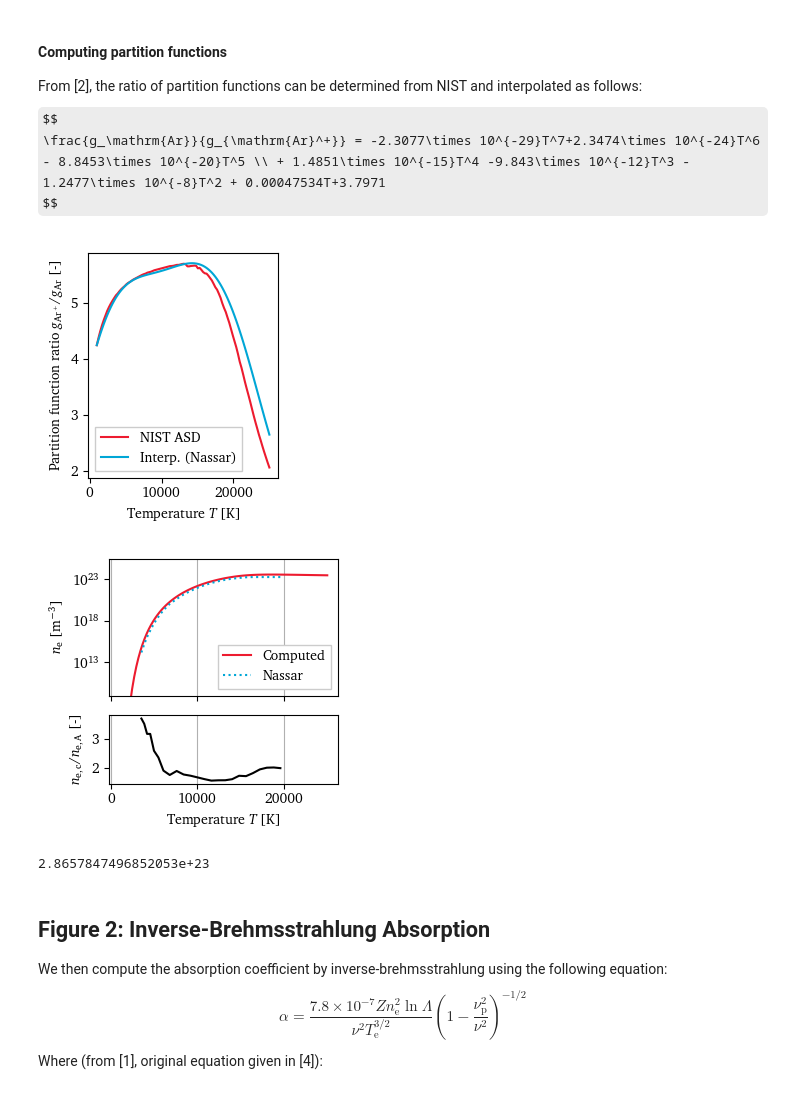
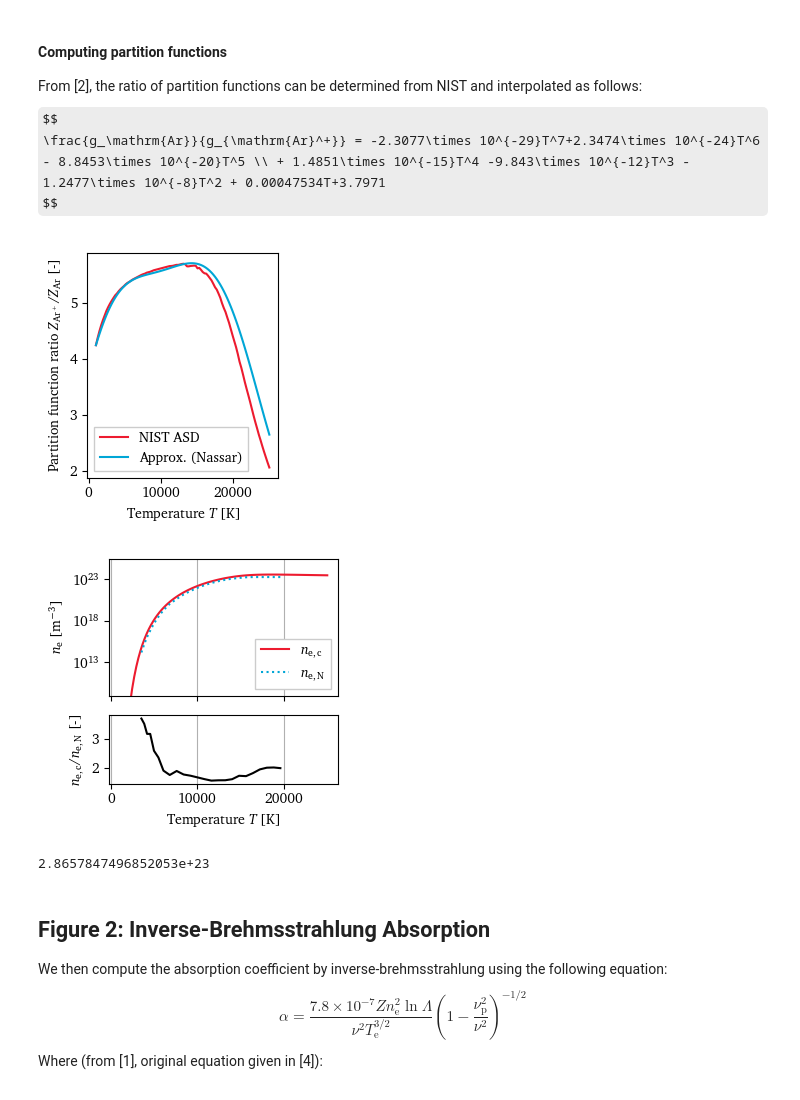
Before and after one commit to eeduplay/MScThesis, a Jupyter notebook: code/absorption.ipynb, the cells around one changed output. Saved outputs shown, nothing was run; the diff lists cells and outputs as text; code cells hidden in the pictures; some formulas as TeX source.

```diff
--- a/code/absorption.ipynb
+++ b/code/absorption.ipynb
@@ -76,15 +76,15 @@ pfr = part.get_ratio('Ar II', 'Ar I', temperature)
 
 plt.figure(figsize=(2.6,3))
 plt.plot(temperature, pfr, label='NIST ASD')
-plt.plot(temperature, pfr_poly, label='Interp. (Nassar)')
+plt.plot(temperature, pfr_poly, label='Approx. (Nassar)')
 plt.xlabel(r'Temperature $T$ [K]')
-plt.ylabel(r'Partition function ratio $g_{\mathrm{Ar}^+}/g_\mathrm{Ar}$ [-]')
+plt.ylabel(r'Partition function ratio $Z_{\mathrm{Ar}^+}/Z_\mathrm{Ar}$ [-]')
 plt.legend()
 plt.tight_layout()
 if SAVE_PLOT: plt.savefig('../report/assets/4 models/partition.pdf')
 plt.show()
 # %% [output]
-[figure, old version]
+[figure, new version]
 # %%
 ionization_mode = 'regular'
 
@@ -118,37 +118,37 @@ elif ionization_mode == 'literature_interp':
 # plt.legend()
 # plt.show()
 fig, axes = plt.subplots(2,1, height_ratios=[2,1], sharex=True, figsize=(3.2,3))
 fig.subplots_adjust(hspace=0.1)
-axes[0].semilogy(temperature, n_e, label='Computed')
-axes[0].semilogy(ndata[:,0], ndata[:,1], ':', label='Nassar')
+axes[0].semilogy(temperature, n_e, label=r'$n_\mathrm{e,c}$')
+axes[0].semilogy(ndata[:,0], ndata[:,1], ':', label=r'$n_\mathrm{e,N}$')
 # plt.semilogy(CEA_T, CEA_a*n_0, 'r:.', label='CEA at {} bar'.format(int(pressure/1e5)))
 axes[0].set_ylabel(r'$n_\mathrm{e}$ [m$^{-3}$]')
 axes[0].set_ylim(bottom=1e9)
 axes[0].legend()
 axes[0].grid(axis='x')
 
 axes[1].plot(ndata[:,0],
          saha.degreeIonization(
              ndata[:,0],
              Ei_Argon,
              pressure*const.N_A/(const.R*ndata[:,0]),
             #  part.get_ratio('Ar II', 'Ar I', ndata[:,0])
              saha.get_argon_pfr(ndata[:,0])
              )/ndata[:,1],
              '-k'
         )
 axes[1].set_xlabel(r'Temperature $T$ [K]')
-axes[1].set_ylabel(r'$n_\mathrm{e, c}/n_\mathrm{e, A}$ [-]')
+axes[1].set_ylabel(r'$n_\mathrm{e,c}/n_\mathrm{e,N}$ [-]')
 axes[1].grid(axis='x')
 plt.tight_layout()
 if SAVE_PLOT and pressure == 1e5 : plt.savefig('../report/assets/4 models/n_e.pdf')
 plt.show()
 
 print(n_e[-1])
 # temperature = ndata[:,0]
 # n_e = ndata[:,1]
 # %% [output]
-[figure, old version]
+[figure, new version]
 2.8657847496852053e+23
 # %% [markdown]
 ## Figure 2: Inverse-Brehmsstrahlung Absorption
```
Also changed, not shown: parts of 4 cells of this notebook, 46 other files.
